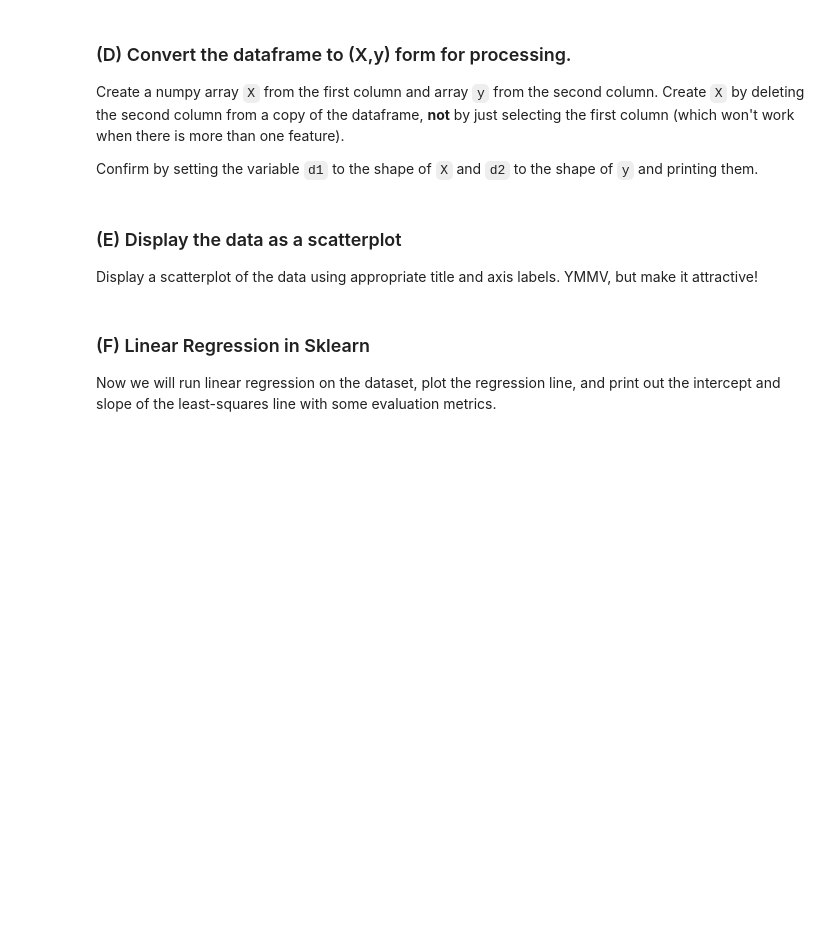
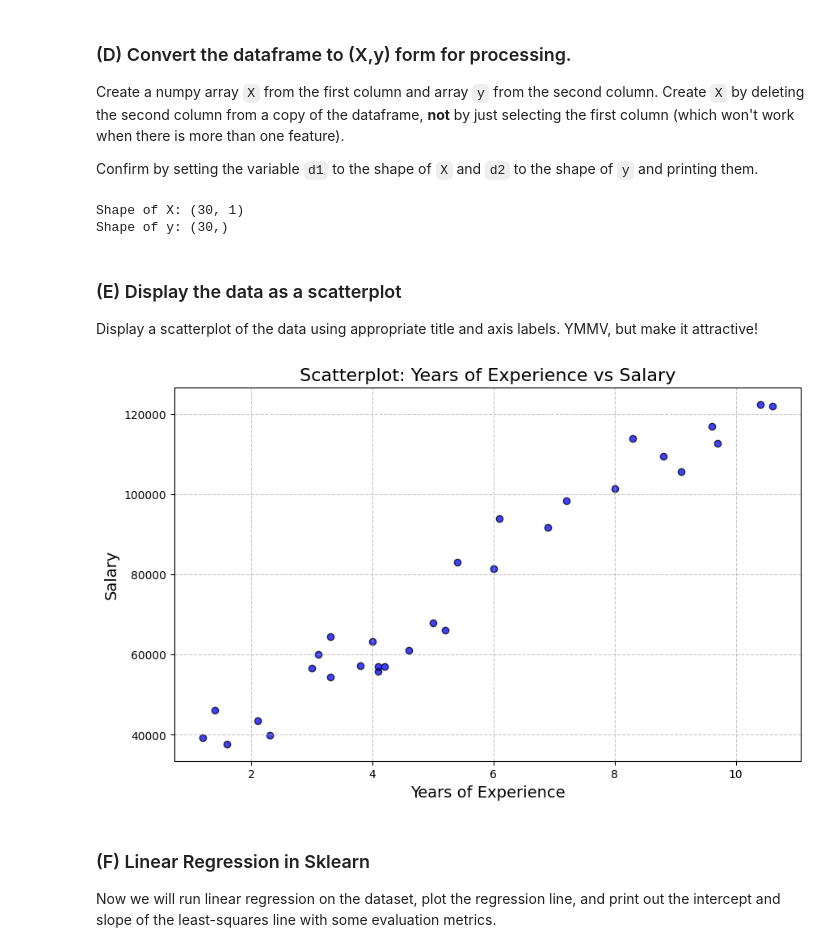
Before and after one commit to piraterashik/Module-3-Assignments, a Jupyter notebook: Homework_01.ipynb, the cells around one changed output. Saved outputs shown, nothing was run; the diff lists cells and outputs as text; code cells hidden in the pictures; blank space fills up the shorter version.

```diff
--- a/Homework_01.ipynb
+++ b/Homework_01.ipynb
@@ -182,0 +181,13 @@ c1 = ...
+# %%
+# Your code here
+
+print("before", salary_data_raw.columns.tolist())
+
+salary_data = salary_data_raw.drop(columns=["Unnamed: 0"])
+
+print("after", salary_data.columns.tolist())
+
+
+c1 = salary_data.columns.tolist()
+
+print("Feature Names:", c1)
@@ -198,3 +209,17 @@ d2 = ...
+# %%
+# Your code here
+
+X = salary_data.drop(columns=["Salary"]).values  # drop 2nd col salary & convert to numpy array
+y = salary_data["Salary"].values  #  salary
+
+d1 = X.shape
+d2 = y.shape
+
+print("Shape of X:", d1)
+print("Shape of y:", d2)
+# %% [output]
+Shape of X: (30, 1)
+Shape of y: (30,)
 # %% [markdown]
 ### (E) Display the data as a scatterplot
 
@@ -204,3 +227,20 @@ Display a scatterplot of the data using appropriate title and axis labels.  YMMV
+# %%
+# Your code here
+
+# scatterplot of YearsExperience v Salary
+plt.figure(figsize=(10, 6))
+plt.scatter(X, y, color='blue', edgecolor='black', alpha=0.75)
+
+# customize
+plt.title("Scatterplot: Years of Experience vs Salary", fontsize=16)
+plt.xlabel("Years of Experience", fontsize=14)
+plt.ylabel("Salary", fontsize=14)
+
+# grid plot
+plt.grid(True, linestyle='--', alpha=0.7)
+plt.show()
+# %% [output]
+[figure, added]
 # %% [markdown]
  ### (F) Linear Regression in Sklearn
 
```
Also changed, not shown: parts of 16 cells of this notebook.
